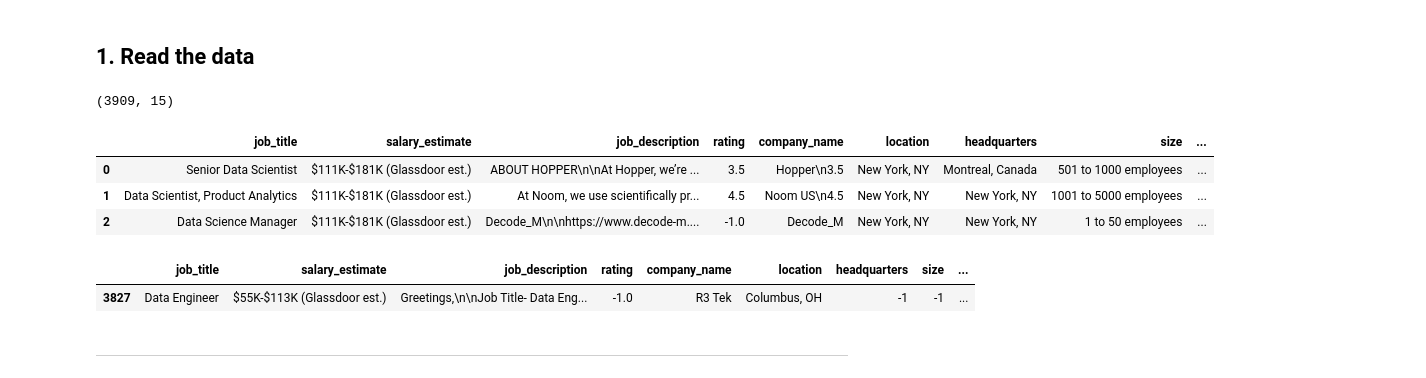
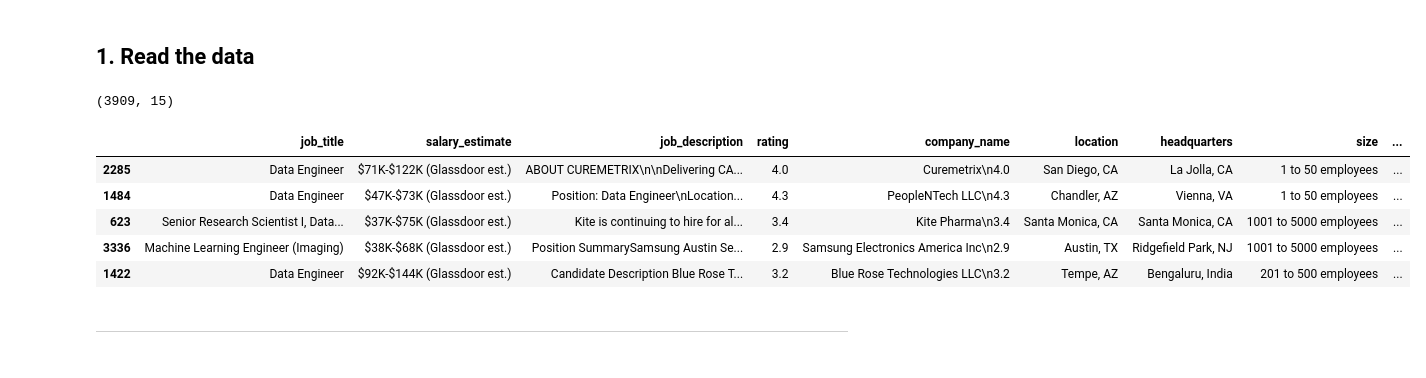
Before and after one commit to BhekiMabheka/Data_Science_Assessment-, a Jupyter notebook: Data_Assessemnt.ipynb, the cells around one changed output. Drawn from its saved outputs; the diff is of its cells as text; code cells hidden in the pictures.

Commit message:
Cleaned data imported

```diff
--- a/Data_Assessemnt.ipynb
+++ b/Data_Assessemnt.ipynb
@@ -15,26 +15,23 @@ PLOTLY_THEME = "plotly_dark"
 ## 1. Read the data
 # %%
 def read_data(df):
+
     df = pd.read_csv(df)
     df.columns = df.columns.str.lower().str.replace(' ', '_') # Ensure all columns follow rules of declaring variables in coding
     df = df.drop(axis=1, columns=['unnamed:_0', 'index'])
-
     return df
 
 df = read_data(df = "data/DataScientist (1).csv")
 print(df.shape)
-df.head(3)
+df.sample(5)
 # %% [output]
 (3909, 15)
 |  | job_title | salary_estimate | job_description | rating | company_name | location | headquarters | size | ... |
-| 0 | Senior Data Scientist | $111K-$181K (Glassdoor est.) | ABOUT HOPPER\n\nAt Hopper, we’re ... | 3.5 | Hopper\n3.5 | New York, NY | Montreal, Canada | 501 to 1000 employees | ... |
-| 1 | Data Scientist, Product Analytics | $111K-$181K (Glassdoor est.) | At Noom, we use scientifically pr... | 4.5 | Noom US\n4.5 | New York, NY | New York, NY | 1001 to 5000 employees | ... |
-| 2 | Data Science Manager | $111K-$181K (Glassdoor est.) | Decode_M\n\nhttps://www.decode-m.... | -1.0 | Decode_M | New York, NY | New York, NY | 1 to 50 employees | ... |
+| 2285 | Data Engineer | $71K-$122K (Glassdoor est.) | ABOUT CUREMETRIX\n\nDelivering CA... | 4.0 | Curemetrix\n4.0 | San Diego, CA | La Jolla, CA | 1 to 50 employees | ... |
+| 1484 | Data Engineer | $47K-$73K (Glassdoor est.) | Position: Data Engineer\nLocation... | 4.3 | PeopleNTech LLC\n4.3 | Chandler, AZ | Vienna, VA | 1 to 50 employees | ... |
+| 623 | Senior Research Scientist I, Data... | $37K-$75K (Glassdoor est.) | Kite is continuing to hire for al... | 3.4 | Kite Pharma\n3.4 | Santa Monica, CA | Santa Monica, CA | 1001 to 5000 employees | ... |
+| 3336 | Machine Learning Engineer (Imaging) | $38K-$68K (Glassdoor est.) | Position SummarySamsung Austin Se... | 2.9 | Samsung Electronics America Inc\n2.9 | Austin, TX | Ridgefield Park, NJ | 1001 to 5000 employees | ... |
+| 1422 | Data Engineer | $92K-$144K (Glassdoor est.) | Candidate Description Blue Rose T... | 3.2 | Blue Rose Technologies LLC\n3.2 | Tempe, AZ | Bengaluru, India | 201 to 500 employees | ... |
-# %%
-df[df.index == 3827]
-# %% [output]
-|  | job_title | salary_estimate | job_description | rating | company_name | location | headquarters | size | ... |
-| 3827 | Data Engineer | $55K-$113K (Glassdoor est.) | Greetings,\n\nJob Title- Data Eng... | -1.0 | R3 Tek | Columbus, OH | -1 | -1 | ... |
 # %% [markdown]
 ---
 # %% [markdown]
```
Also changed, not shown: parts of 13 cells of this notebook, 1 other file.
